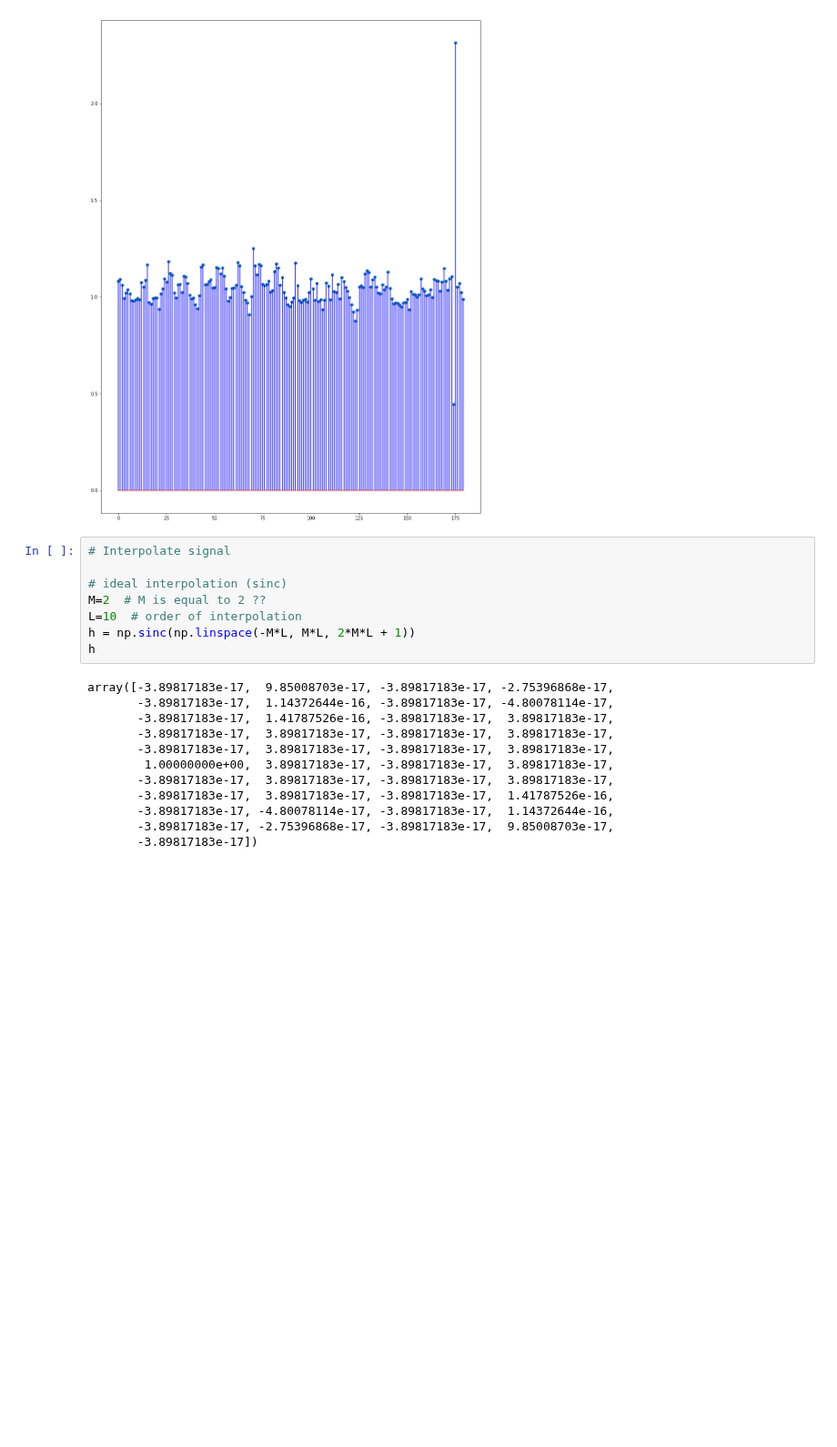
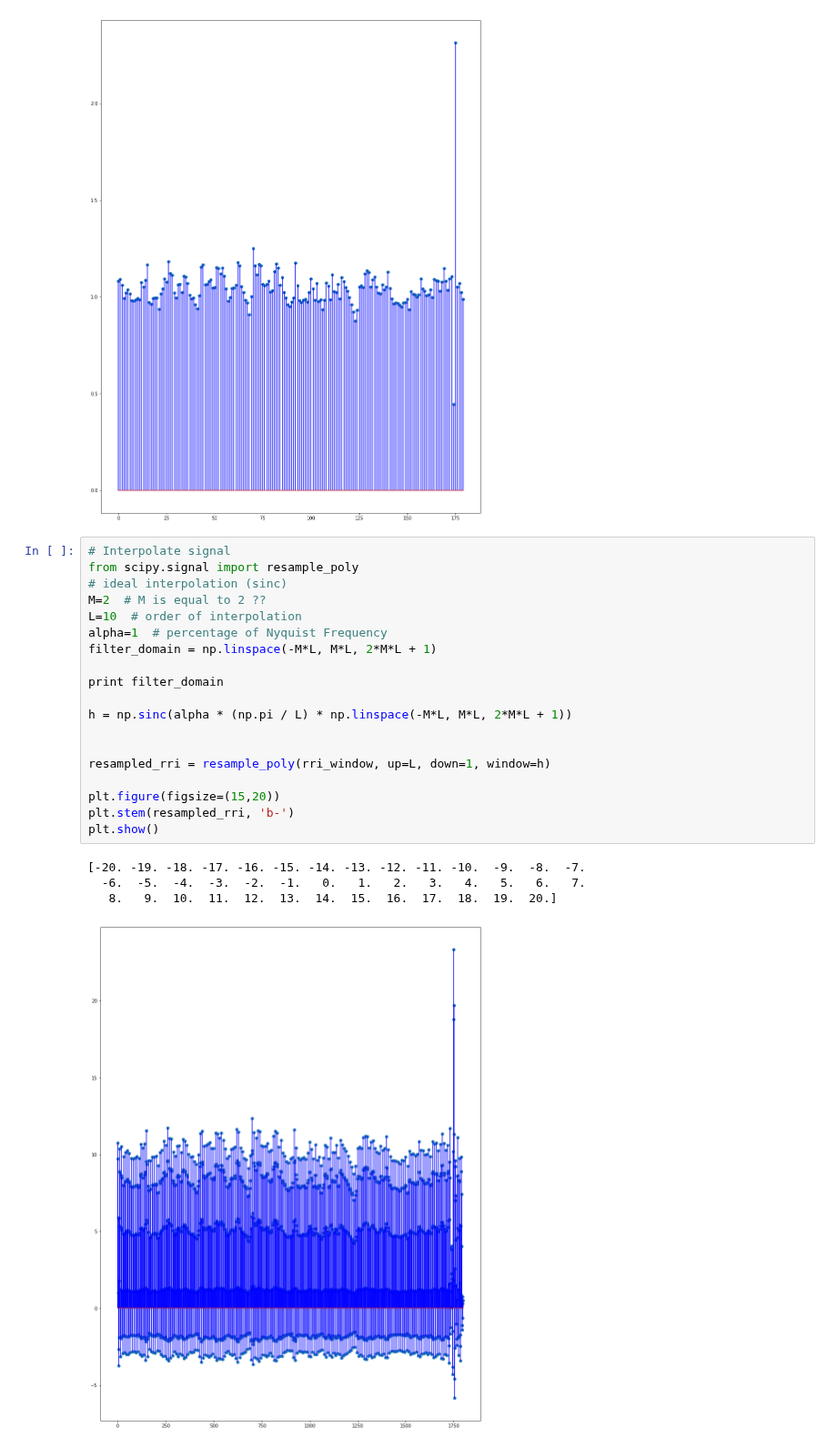
Before and after one commit to yinxiaojing1/pre_epi_seizures, a Jupyter notebook: pre_epi_seizures/hrv_computation.ipynb, the cells around one changed output. Shown at 91% size. Saved outputs shown, nothing was run; the diff lists cells and outputs as text; blank space fills up the shorter version.

```diff
--- a/pre_epi_seizures/hrv_computation.ipynb
+++ b/pre_epi_seizures/hrv_computation.ipynb
@@ -292,21 +292,25 @@ plt.show()
 [figure]
 # %%
 # Interpolate signal
-
+from scipy.signal import resample_poly
 # ideal interpolation (sinc)
 M=2  # M is equal to 2 ??
 L=10  # order of interpolation
-h = np.sinc(np.linspace(-M*L, M*L, 2*M*L + 1))
-h
+alpha=1  # percentage of Nyquist Frequency
+filter_domain = np.linspace(-M*L, M*L, 2*M*L + 1)
+
+print filter_domain
+
+h = np.sinc(alpha * (np.pi / L) * np.linspace(-M*L, M*L, 2*M*L + 1))
+
+
+resampled_rri = resample_poly(rri_window, up=L, down=1, window=h)
+
+plt.figure(figsize=(15,20))
+plt.stem(resampled_rri, 'b-')
+plt.show()
 # %% [output]
-array([-3.89817183e-17,  9.85008703e-17, -3.89817183e-17, -2.75396868e-17,
-       -3.89817183e-17,  1.14372644e-16, -3.89817183e-17, -4.80078114e-17,
-       -3.89817183e-17,  1.41787526e-16, -3.89817183e-17,  3.89817183e-17,
-       -3.89817183e-17,  3.89817183e-17, -3.89817183e-17,  3.89817183e-17,
-       -3.89817183e-17,  3.89817183e-17, -3.89817183e-17,  3.89817183e-17,
-        1.00000000e+00,  3.89817183e-17, -3.89817183e-17,  3.89817183e-17,
-       -3.89817183e-17,  3.89817183e-17, -3.89817183e-17,  3.89817183e-17,
-       -3.89817183e-17,  3.89817183e-17, -3.89817183e-17,  1.41787526e-16,
-       -3.89817183e-17, -4.80078114e-17, -3.89817183e-17,  1.14372644e-16,
-       -3.89817183e-17, -2.75396868e-17, -3.89817183e-17,  9.85008703e-17,
-       -3.89817183e-17])
+[-20. -19. -18. -17. -16. -15. -14. -13. -12. -11. -10.  -9.  -8.  -7.
+  -6.  -5.  -4.  -3.  -2.  -1.   0.   1.   2.   3.   4.   5.   6.   7.
+   8.   9.  10.  11.  12.  13.  14.  15.  16.  17.  18.  19.  20.]
+[figure, added]
```
Also changed, not shown: parts of 2 cells of this notebook.
